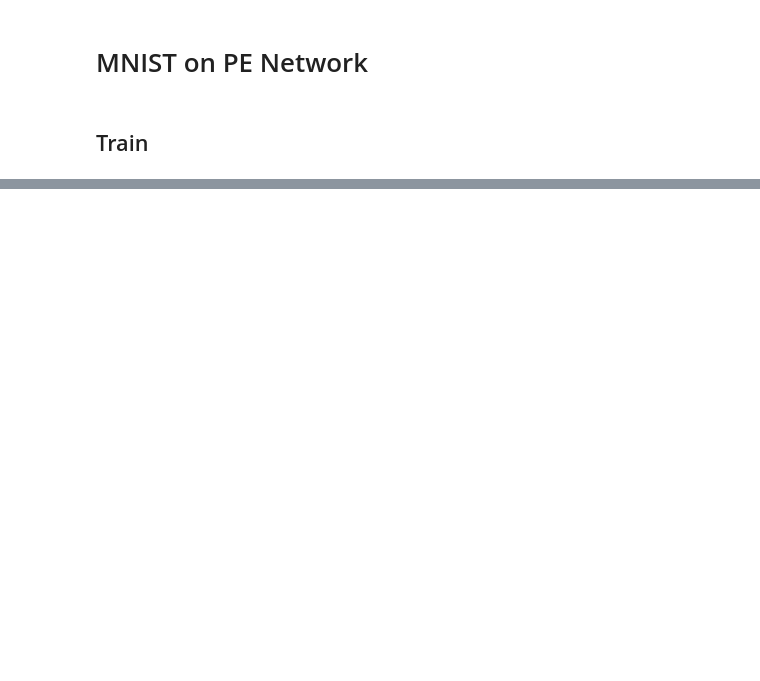
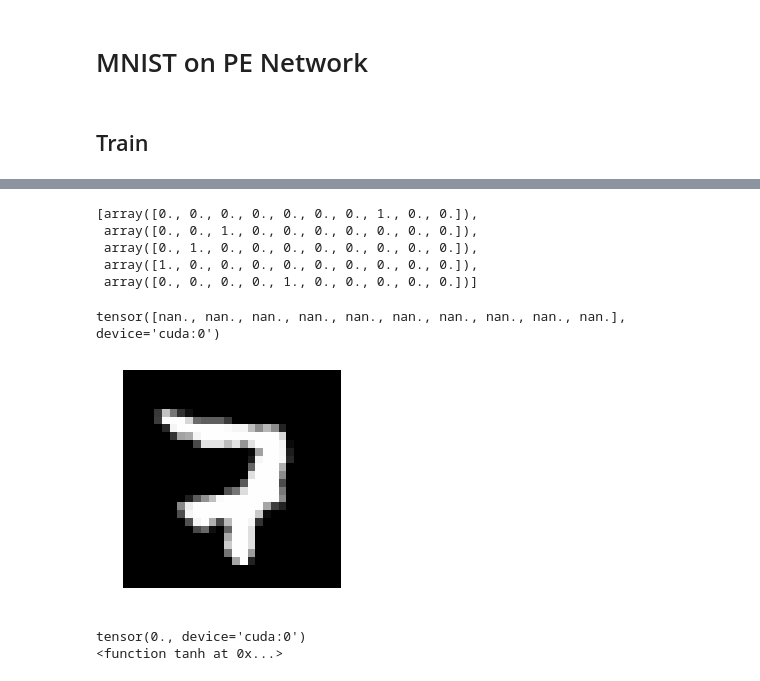
Before and after one commit to jorchard/peBogacz, a Jupyter notebook: python/MNIST_PE.ipynb, the cells around one changed output, grey strips where cells are left out. Saved outputs shown, nothing was run; the diff lists cells and outputs as text; code cells hidden in the pictures; blank space fills up the shorter version.

Commit message:
full save and load

```diff
--- a/python/MNIST_PE.ipynb
+++ b/python/MNIST_PE.ipynb
@@ -21,6 +21,9 @@ import mnist_loader
 importlib.reload(mnist_loader)
 importlib.reload(NN)
 importlib.reload(Layer);
+# %%
+train, validate, test = mnist_loader.load_data_wrapper()
+train = [torch.tensor(train[0][:500]).float().to(device), torch.tensor(train[1][:500]).float().to(device)]
 # %%
 train, validate, test = mnist_loader.load_data_wrapper()
 train = [torch.tensor(train[0][:]).float().to(device), torch.tensor(train[1][:]).float().to(device)]
@@ -40,10 +81,19 @@ net.layers[-1].sigma_p = Layer.softmax_p
+# %%
+net = NN.NeuralNetwork()
+net.Load('MNIST 40-10 more.npy')
+net.layers[0].sigma = Layer.logistic
+net.layers[0].sigma_p = Layer.logistic_p
+net.layers[-1].sigma = Layer.softmax
+net.layers[-1].sigma_p = Layer.softmax_p
+net.SetTau(0.08)
 # %% [markdown]
 ## Train
 # %%
-epochs = 10
+# sensory image -> one-hot
+epochs = 5
 T = 3.
 start_time = time.time()
-batch_size = 100
+batch_size = 200
 net.learning_tau = torch.tensor(batch_size).float().to(device)
 fp = FloatProgress(min=0,max=epochs*len(train[0]))
 display(fp)
@@ -74,0 +110,17 @@ tensor([ 0.0947,  0.0971,  0.1051,  0.0923,  0.1038,  0.0991,  0.1213,
+# %%
+# Train in reverse direction: one-hot -> reconstructed image
+epochs = 1
+T = 3.
+start_time = time.time()
+batch_size = 200
+net.learning_tau = torch.tensor(batch_size).float().to(device)
+fp = FloatProgress(min=0,max=epochs*len(train[0]))
+display(fp)
+for k in range(epochs):
+    batches = NN.MakeBatches(train[1], train[0], batch_size=batch_size)
+    for x in batches:
+        net.Reset()
+        net.Infer(T, x[0], x[1])
+        fp.value += batch_size
+end_time = time.time()
+print('Total time: '+str(end_time-start_time))
@@ -105,0 +166,8 @@ tensor([ 1.2264e+00,  2.3967e-01,  6.6368e-01,  4.7407e+00, -2.2316e+00,
+# %%
+test[1][:5]
+# %% [output]
+[array([0., 0., 0., 0., 0., 0., 0., 1., 0., 0.]),
+ array([0., 0., 1., 0., 0., 0., 0., 0., 0., 0.]),
+ array([0., 1., 0., 0., 0., 0., 0., 0., 0., 0.]),
+ array([1., 0., 0., 0., 0., 0., 0., 0., 0., 0.]),
+ array([0., 0., 0., 0., 1., 0., 0., 0., 0., 0.])]
@@ -105,0 +180,20 @@ tensor([ 1.2264e+00,  2.3967e-01,  6.6368e-01,  4.7407e+00, -2.2316e+00,
+# %%
+p = 147 #147 or 35   for 2s
+p = 133 #133 or 141   for 7s
+plt.imshow(np.reshape(test[0][p],[28,28]), cmap='gray'); plt.axis('off');
+net.Reset()
+net.layers[-2].SetFF()
+net.layers[-2].alpha = torch.tensor(0.).float().to(device)
+net.layers[-2].beta = torch.tensor(0.).float().to(device)
+net.SetTau(0.04)
+yy = net.Predict(10., test[0][p])
+print(yy)
+# %% [output]
+tensor([nan., nan., nan., nan., nan., nan., nan., nan., nan., nan.], device='cuda:0')
+[figure, added]
+# %%
+print(net.layers[-2].alpha)
+print(net.layers[-2].sigma)
+# %% [output]
+tensor(0., device='cuda:0')
+<function tanh at 0x...>
```
Also changed, not shown: parts of 29 cells of this notebook, 5 other files.
